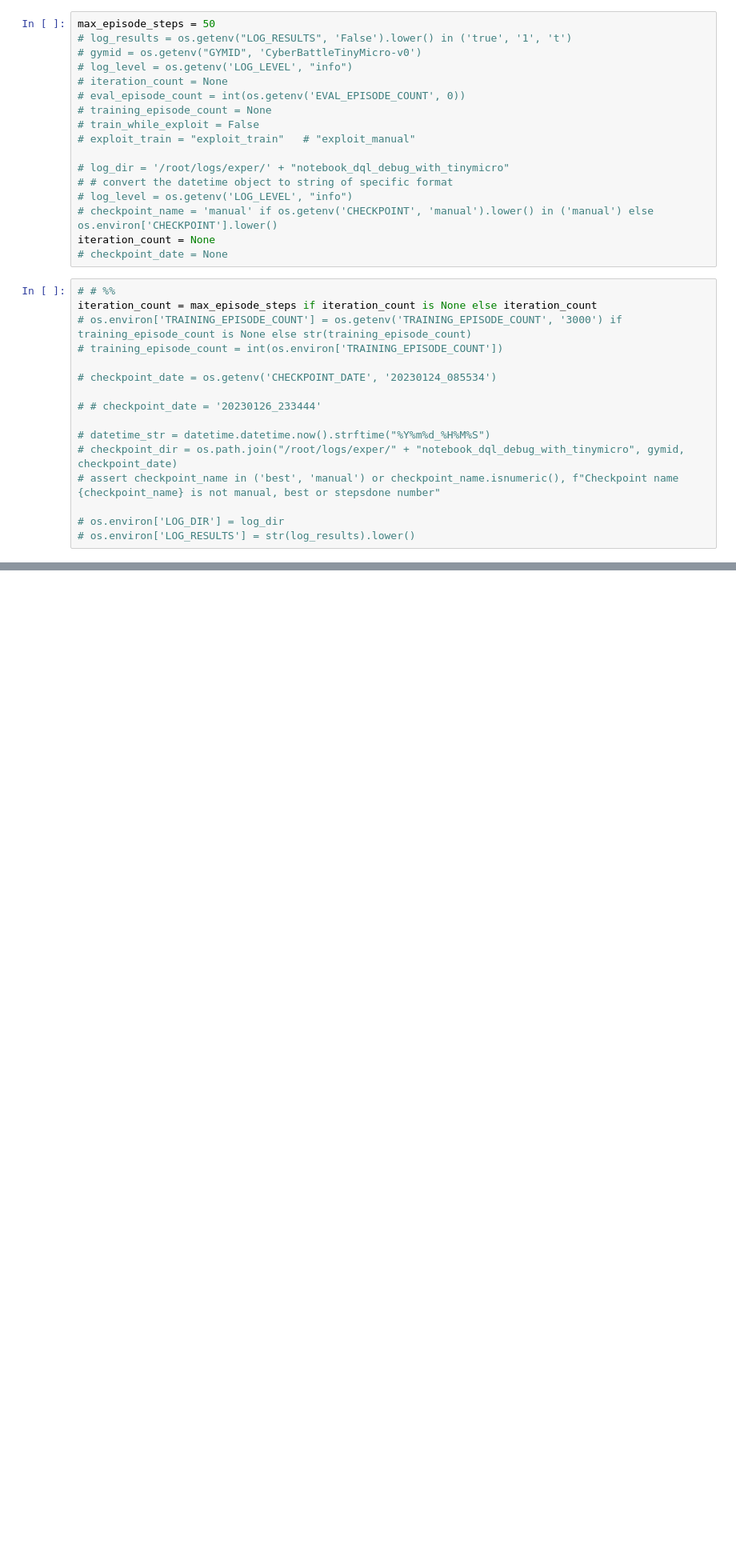
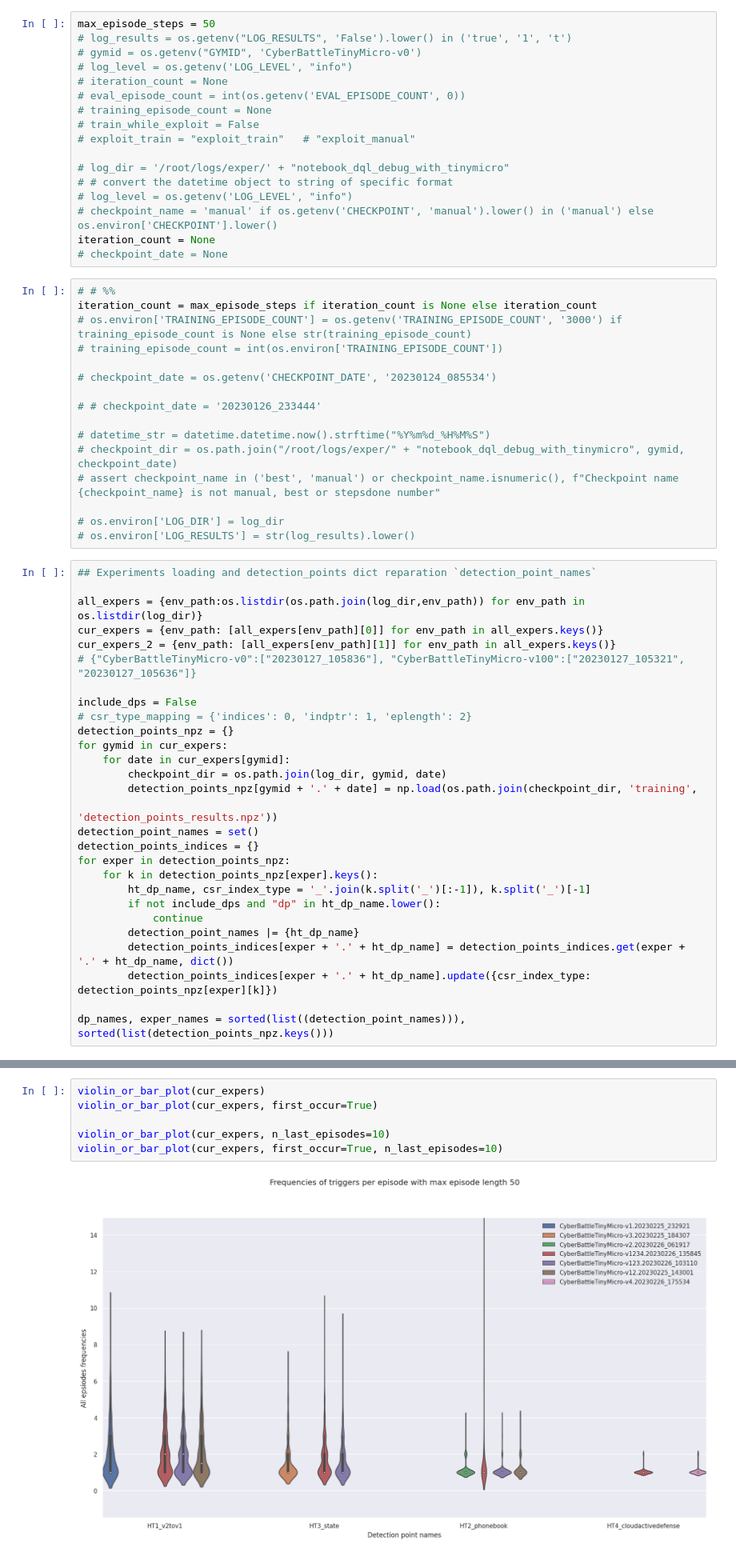
Before and after one commit to kvas7andy/CyberBattleSim_Web, a Jupyter notebook: notebooks/deception_evaluation.ipynb, the cells around one changed output, grey strips where cells are left out. Shown at 80% size. Saved outputs shown, nothing was run; the diff lists cells and outputs as text; blank space fills up the shorter version.

```diff
--- a/notebooks/deception_evaluation.ipynb
+++ b/notebooks/deception_evaluation.ipynb
@@ -77,3 +58,31 @@ iteration_count = max_episode_steps if iteration_count is None else iteration_co
 
 # os.environ['LOG_DIR'] = log_dir
 # os.environ['LOG_RESULTS'] = str(log_results).lower()
+# %%
+## Experiments loading and detection_points dict reparation `detection_point_names`
+
+all_expers = {env_path:os.listdir(os.path.join(log_dir,env_path)) for env_path in os.listdir(log_dir)}
+cur_expers = {env_path: [all_expers[env_path][0]] for env_path in all_expers.keys()}
+cur_expers_2 = {env_path: [all_expers[env_path][1]] for env_path in all_expers.keys()}
+# {"CyberBattleTinyMicro-v0":["20230127_105836"], "CyberBattleTinyMicro-v100":["20230127_105321", "20230127_105636"]}
+
+include_dps = False
+# csr_type_mapping = {'indices': 0, 'indptr': 1, 'eplength': 2}
+detection_points_npz = {}
+for gymid in cur_expers:
+    for date in cur_expers[gymid]:
+        checkpoint_dir = os.path.join(log_dir, gymid, date)
+        detection_points_npz[gymid + '.' + date] = np.load(os.path.join(checkpoint_dir, 'training',
+                                                                        'detection_points_results.npz'))
+detection_point_names = set()
+detection_points_indices = {}
+for exper in detection_points_npz:
+    for k in detection_points_npz[exper].keys():
+        ht_dp_name, csr_index_type = '_'.join(k.split('_')[:-1]), k.split('_')[-1]
+        if not include_dps and "dp" in ht_dp_name.lower():
+            continue
+        detection_point_names |= {ht_dp_name}
+        detection_points_indices[exper + '.' + ht_dp_name] = detection_points_indices.get(exper + '.' + ht_dp_name, dict())
+        detection_points_indices[exper + '.' + ht_dp_name].update({csr_index_type: detection_points_npz[exper][k]})
+
+dp_names, exper_names = sorted(list((detection_point_names))), sorted(list(detection_points_npz.keys()))
@@ -79,0 +199,8 @@ iteration_count = max_episode_steps if iteration_count is None else iteration_co
+# %%
+violin_or_bar_plot(cur_expers)
+violin_or_bar_plot(cur_expers, first_occur=True)
+
+violin_or_bar_plot(cur_expers, n_last_episodes=10)
+violin_or_bar_plot(cur_expers, first_occur=True, n_last_episodes=10)
+# %% [output]
+[figure, added]
```
Also changed, not shown: parts of 13 cells of this notebook, 7 other files.
